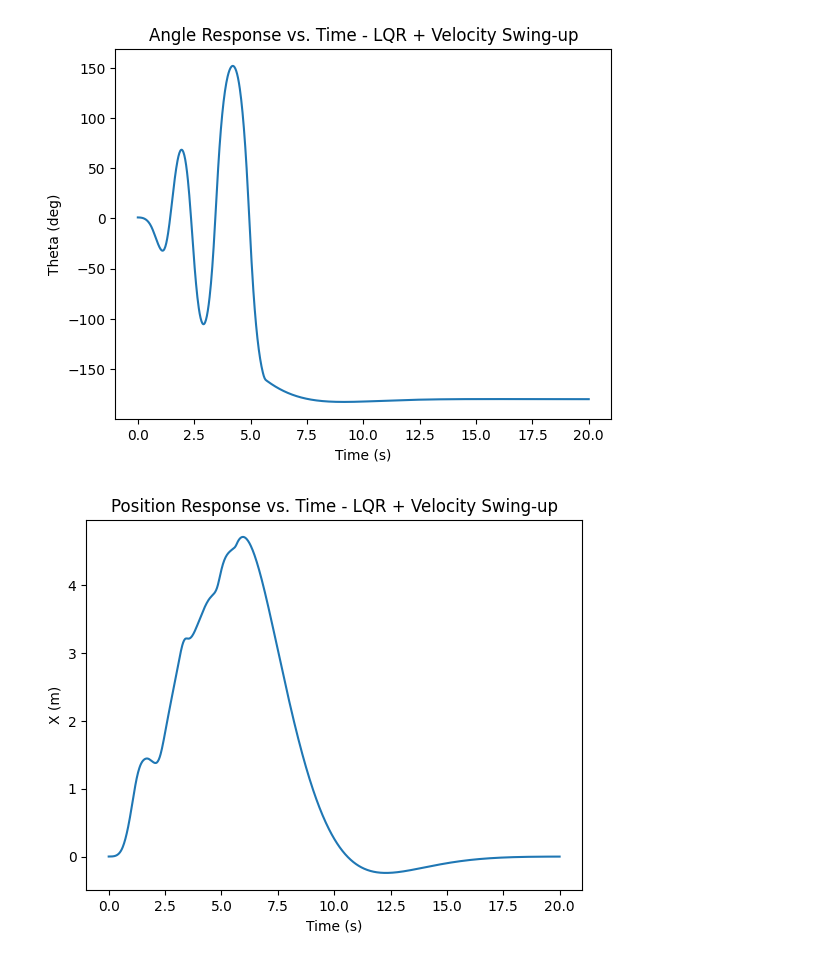
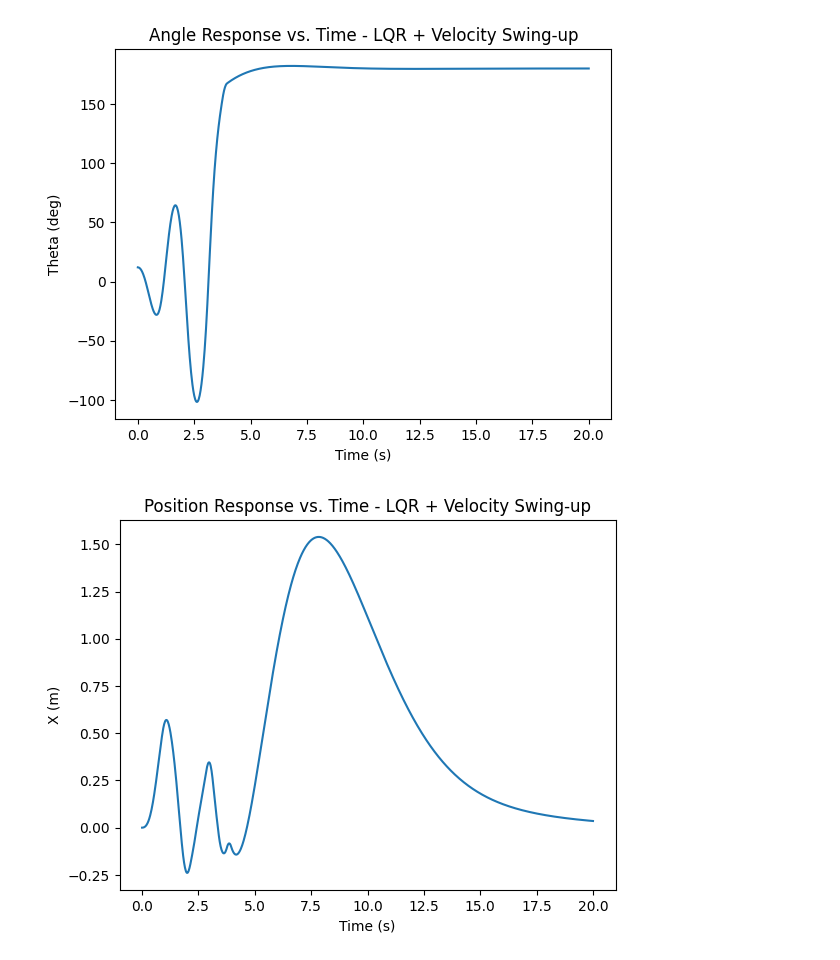
Before and after one commit to PremYaragarla/Inverted-Pendulum, a Jupyter notebook: notebooks/single_pendulum_lqr.ipynb, the cells around one changed output. Saved outputs shown, nothing was run; the diff lists cells and outputs as text; code cells hidden in the pictures.

Commit message:
Refinements in README and adding plots to show results

```diff
--- a/notebooks/single_pendulum_lqr.ipynb
+++ b/notebooks/single_pendulum_lqr.ipynb
@@ -36,9 +37,9 @@ def wrap_angle(theta):
     return angle
 # %%
 #Controller Parameters
+mode = "heuristic"
 hand_off_theta = np.radians(25)
-hand_off_thd = np.radians(120)
-Ke = 1.5
+hand_off_thd = np.radians(400)
 target = np.array([0, 0, np.pi, 0])     # Desired state is [x=0, x_dot=0, theta=pi, theta_dot=0]
 
 def lqr_controller(state):
@@ -50,12 +51,14 @@ def lqr_controller(state):
 
 #Uses angular velocity and angle error to calculate force
 def heuristic_swingup(state):
-    F = -F_MAX * np.sign(state[3] * np.cos(state[2]))
+    F = -F_MAX * state[3] * np.cos(state[2])
     if np.sign(F) == np.sign(state[0]):
-        F = F * 0.2  # Reduce the force if the cart is moving in the same direction as the position error
-    F = np.clip(F + 0.001, -F_MAX, F_MAX)
+            F = F * 0.4  # Reduce the force if the cart is moving in the same direction as the position error
+    F = np.clip(F, -F_MAX, F_MAX)
     return F
 
+Ke = 20     #Energy error gain
+Kcp = 0.4  #Cart position error gain
 #Energy-based swingup method
 def energy_swingup(state):
     error = state - target
@@ -63,14 +66,16 @@ def energy_swingup(state):
     KE = 0.5 * m * (L * state[3])**2
     PE = -m*g*L*np.cos(state[2])
     E = KE + PE
-    E_desired = 1.2*m*g*L
+    E_desired = m*g*L
     E_error = E - E_desired
 
-    F = Ke * (E_error) * state[3] * np.cos(state[2])
+    F_swing = Ke * (E_error) * np.sign(state[3] * np.cos(state[2]))
+    F_cart = -Kcp * state[0]
+    F = F_cart + F_swing
     F = np.clip(F, -F_MAX, F_MAX)
     return F
 
-def hybrid_controller(state, mode="energy"):
+def hybrid_controller(state, mode):
     error = state - target
     error[2] = wrap_angle(error[2])
 
@@ -81,18 +86,15 @@ def hybrid_controller(state, mode="energy"):
         if abs(state[3]) < hand_off_thd:
             return heuristic_swingup(state)
         else:
-            return lqr_controller(state)
+            return -heuristic_swingup(state)
 
     elif mode == "energy":
         return energy_swingup(state)
 
-forces = []
 #Simulation function
 def derivatives(t, state):
     x, x_dot, theta, theta_dot = state
-    F = hybrid_controller(state)
-    forces.append(F)
-    print(f"Time Step: {t}  Force applied: {F}")
+    F = hybrid_controller(state, mode)
     s, c = np.sin(theta), np.cos(theta)
     denom = M + m * s**2
     x_ddot = (F + m * s * (L * theta_dot**2 + g * c)) / denom
@@ -100,7 +102,7 @@ def derivatives(t, state):
     return [x_dot, x_ddot, theta_dot, theta_ddot]
 # %%
 #Setting initial state and running simulation with control
-theta0 = np.radians(1)
+theta0 = np.radians(12)
 theta_dot0 = np.radians(0)
 x0 = 0.0
 x_dot0 = 0.0
@@ -152,2 +137,2 @@ Time Step: 20.0  Force applied: -0.009720098158049348
-[figure, old version]
+[figure, new version]
-[figure, old version]
+[figure, new version]
```
Also changed, not shown: parts of 7 cells of this notebook, 5 other files.
